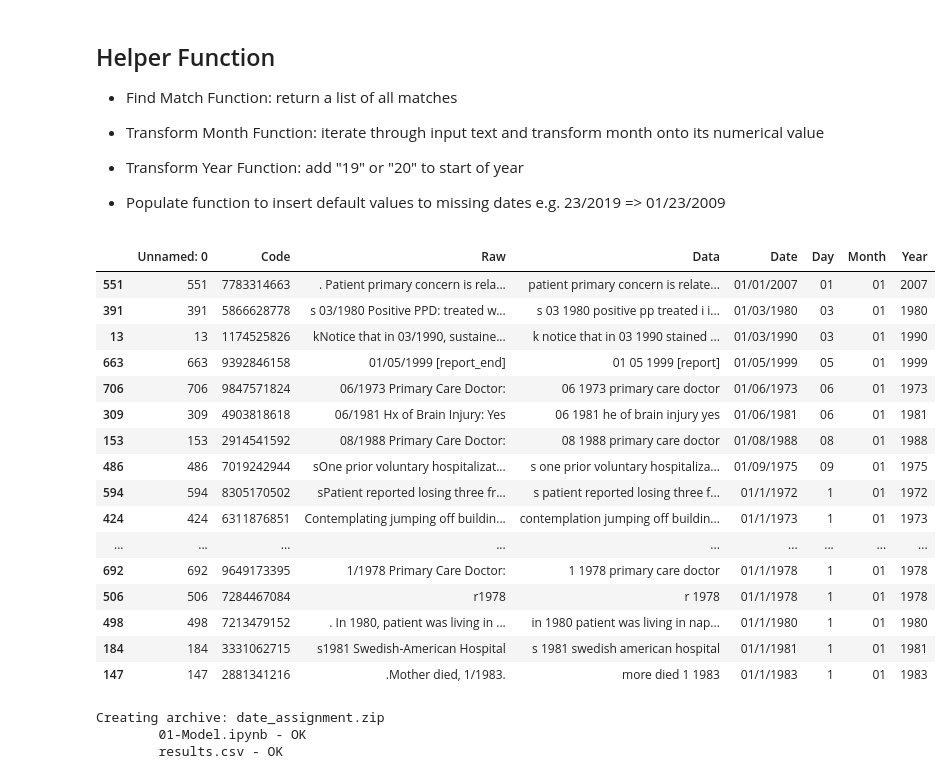
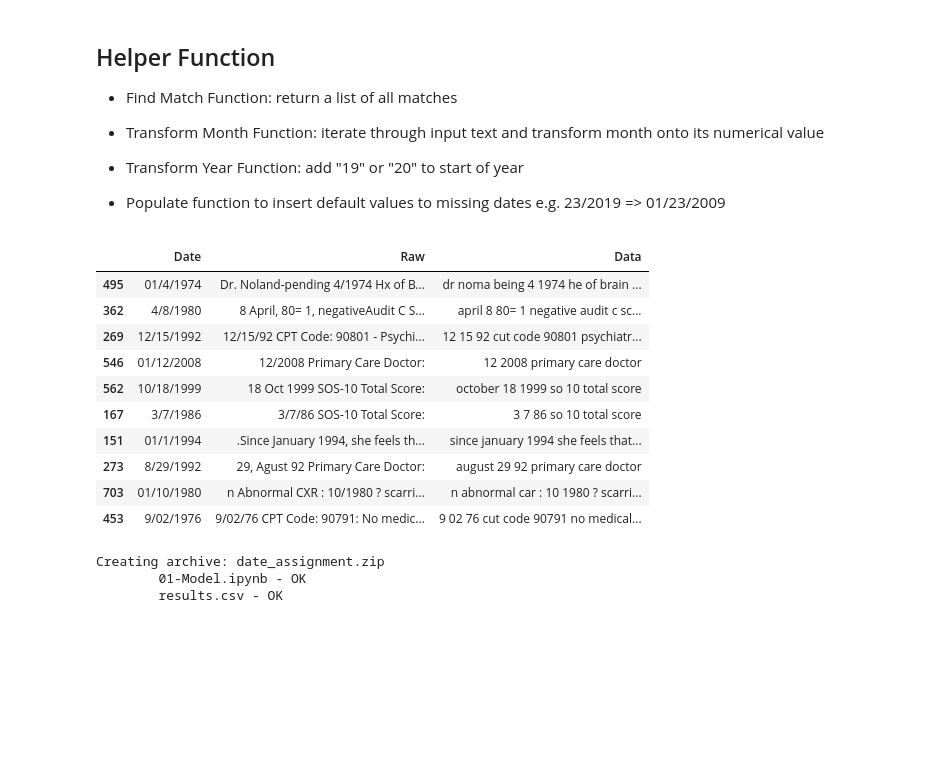
Before and after one commit to Esedicol/Data-Mining, a Jupyter notebook: DATE_MINING/01-Model.ipynb, the cells around one changed output. Saved outputs shown, nothing was run; the diff lists cells and outputs as text; code cells hidden in the pictures; blank space fills up the shorter version.

```diff
--- a/DATE_MINING/01-Model.ipynb
+++ b/DATE_MINING/01-Model.ipynb
@@ -235,7 +237,7 @@ def populate_missing_values(txt):
     if len(data) == 2:
         result = "01/" + txt
     elif len(data) == 1:
-        result = "01/1/" + txt
+        result = "01/01/" + txt
     else:
         result = txt
 
@@ -247,7 +249,7 @@ def find_match(pattern):
 
     for row in range(0, len(df)):
         longest_match = []
-        match = re.finditer(re.compile(FULL_FORMAT), df["Data"].loc[row])
+        match = re.finditer(re.compile(pattern), df["Data"].loc[row])
         for m in match:
             longest_match.append(m[0])
 
@@ -277,25 +279,19 @@ df['Month'] = df.Date.apply(lambda txt: slice_match(txt, 0))
 df['Year'] = df.Date.apply(lambda txt: slice_match(txt, 2))
 # %%
 df = df.sort_values(by=['Date','Raw'])
-df.head(20)
+df[["Date", "Raw", "Data"]].sample(10)
 # %% [output]
-|  | Unnamed: 0 | Code | Raw | Data | Date | Day | Month | Year |
-| 551 | 551 | 7783314663 | . Patient primary concern is rela... | patient primary concern is relate... | 01/01/2007 | 01 | 01 | 2007 |
-| 391 | 391 | 5866628778 | s 03/1980 Positive PPD: treated w... | s 03 1980 positive pp treated i i... | 01/03/1980 | 03 | 01 | 1980 |
-| 13 | 13 | 1174525826 | kNotice that in 03/1990, sustaine... | k notice that in 03 1990 stained ... | 01/03/1990 | 03 | 01 | 1990 |
-| 663 | 663 | 9392846158 | 01/05/1999 [report_end] | 01 05 1999 [report] | 01/05/1999 | 05 | 01 | 1999 |
-| 706 | 706 | 9847571824 | 06/1973 Primary Care Doctor: | 06 1973 primary care doctor | 01/06/1973 | 06 | 01 | 1973 |
-| 309 | 309 | 4903818618 | 06/1981 Hx of Brain Injury: Yes | 06 1981 he of brain injury yes | 01/06/1981 | 06 | 01 | 1981 |
-| 153 | 153 | 2914541592 | 08/1988 Primary Care Doctor: | 08 1988 primary care doctor | 01/08/1988 | 08 | 01 | 1988 |
-| 486 | 486 | 7019242944 | sOne prior voluntary hospitalizat... | s one prior voluntary hospitaliza... | 01/09/1975 | 09 | 01 | 1975 |
-| 594 | 594 | 8305170502 | sPatient reported losing three fr... | s patient reported losing three f... | 01/1/1972 | 1 | 01 | 1972 |
-| 424 | 424 | 6311876851 | Contemplating jumping off buildin... | contemplation jumping off buildin... | 01/1/1973 | 1 | 01 | 1973 |
-| ... | ... | ... | ... | ... | ... | ... | ... | ... |
-| 692 | 692 | 9649173395 | 1/1978 Primary Care Doctor: | 1 1978 primary care doctor | 01/1/1978 | 1 | 01 | 1978 |
-| 506 | 506 | 7284467084 | r1978 | r 1978 | 01/1/1978 | 1 | 01 | 1978 |
-| 498 | 498 | 7213479152 | . In 1980, patient was living in ... | in 1980 patient was living in nap... | 01/1/1980 | 1 | 01 | 1980 |
-| 184 | 184 | 3331062715 | s1981 Swedish-American Hospital | s 1981 swedish american hospital | 01/1/1981 | 1 | 01 | 1981 |
-| 147 | 147 | 2881341216 | .Mother died, 1/1983. | more died 1 1983 | 01/1/1983 | 1 | 01 | 1983 |
+|  | Date | Raw | Data |
+| 495 | 01/4/1974 | Dr. Noland-pending 4/1974 Hx of B... | dr noma being 4 1974 he of brain ... |
+| 362 | 4/8/1980 | 8 April, 80= 1, negativeAudit C S... | april 8 80= 1 negative audit c sc... |
+| 269 | 12/15/1992 | 12/15/92 CPT Code: 90801 - Psychi... | 12 15 92 cut code 90801 psychiatr... |
+| 546 | 01/12/2008 | 12/2008 Primary Care Doctor: | 12 2008 primary care doctor |
+| 562 | 10/18/1999 | 18 Oct 1999 SOS-10 Total Score: | october 18 1999 so 10 total score |
+| 167 | 3/7/1986 | 3/7/86 SOS-10 Total Score: | 3 7 86 so 10 total score |
+| 151 | 01/1/1994 | .Since January 1994, she feels th... | since january 1994 she feels that... |
+| 273 | 8/29/1992 | 29, Agust 92 Primary Care Doctor: | august 29 92 primary care doctor |
+| 703 | 01/10/1980 | n Abnormal CXR : 10/1980 ? scarri... | n abnormal car : 10 1980 ? scarri... |
+| 453 | 9/02/1976 | 9/02/76 CPT Code: 90791: No medic... | 9 02 76 cut code 90791 no medical... |
 # %%
 df.to_csv("results.csv", index=False)
 from zipfile import ZipFile
```
Also changed, not shown: parts of 1 cell of this notebook, 8 other files.
